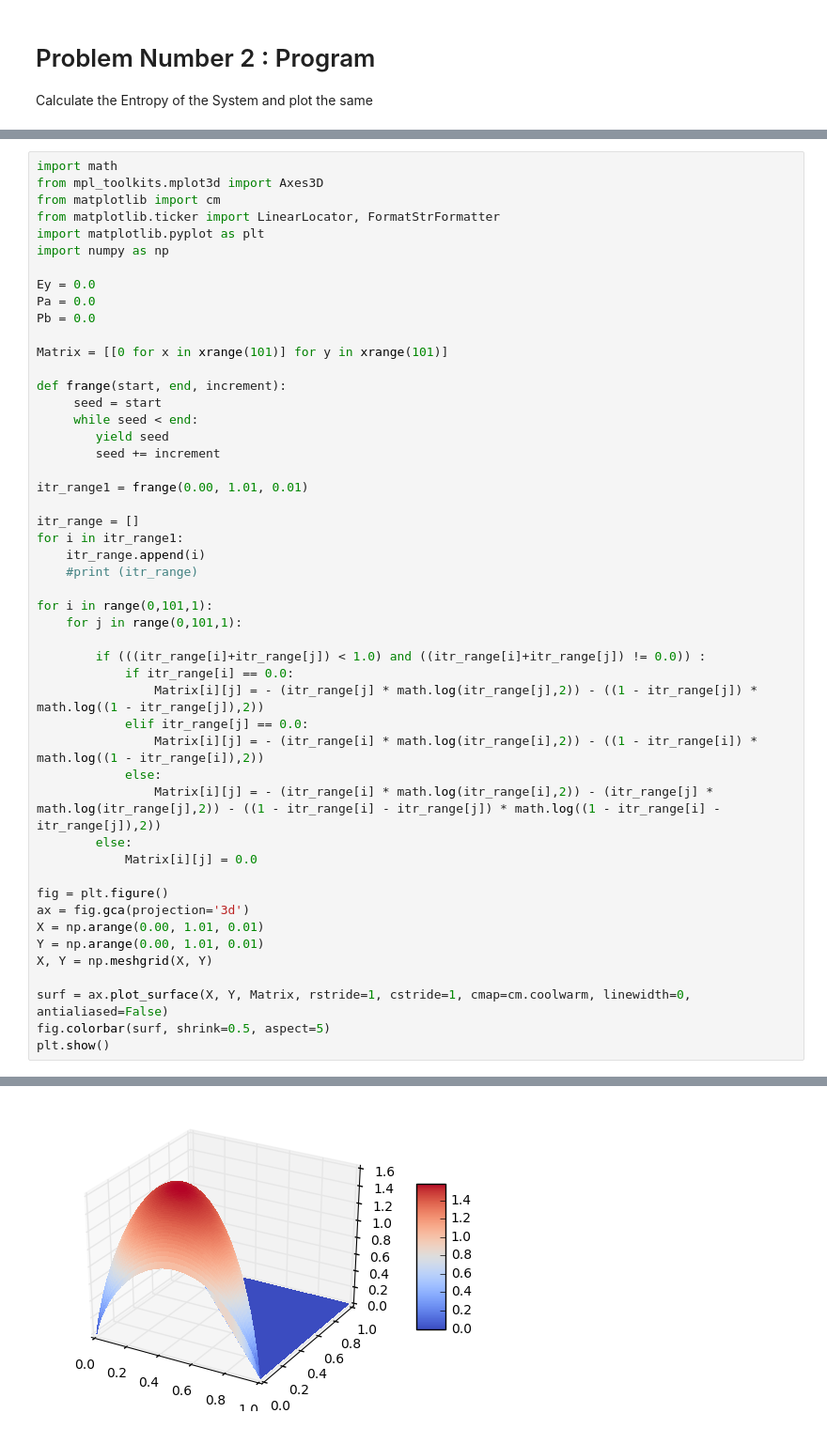
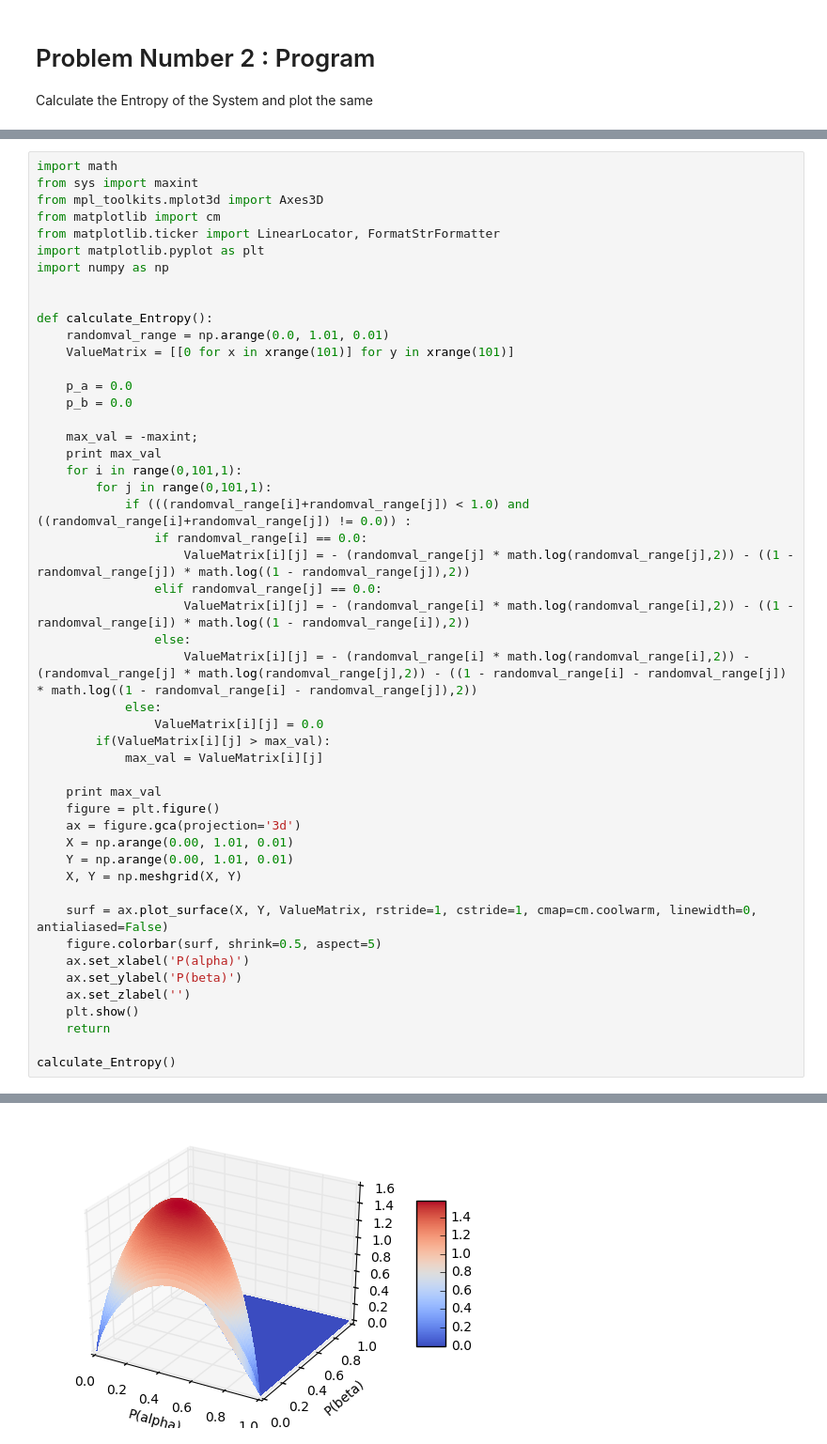
Before and after one commit to adilhamid/Machine-Learning, a Jupyter notebook: Calculate_Entropy.ipynb, the cells around one changed output, grey strips where cells are left out. Shown at 94% size. Drawn from its saved outputs; the diff is of its cells as text.

```diff
--- a/Calculate_Entropy.ipynb
+++ b/Calculate_Entropy.ipynb
@@ -36,50 +5,50 @@ calculate_Entropy()
 # %%
 import math
+from sys import maxint
 from mpl_toolkits.mplot3d import Axes3D
 from matplotlib import cm
 from matplotlib.ticker import LinearLocator, FormatStrFormatter
 import matplotlib.pyplot as plt
 import numpy as np
 
-Ey = 0.0
-Pa = 0.0
-Pb = 0.0
 
-Matrix = [[0 for x in xrange(101)] for y in xrange(101)]
+def calculate_Entropy():
+    randomval_range = np.arange(0.0, 1.01, 0.01)
+    ValueMatrix = [[0 for x in xrange(101)] for y in xrange(101)]
 
-def frange(start, end, increment):
-     seed = start
-     while seed < end:
-     	yield seed
-     	seed += increment
+    p_a = 0.0
+    p_b = 0.0
 
-itr_range1 = frange(0.00, 1.01, 0.01)
+    max_val = -maxint;
+    print max_val
+    for i in range(0,101,1):
+        for j in range(0,101,1):
+            if (((randomval_range[i]+randomval_range[j]) < 1.0) and ((randomval_range[i]+randomval_range[j]) != 0.0)) :
+                if randomval_range[i] == 0.0:
+                    ValueMatrix[i][j] = - (randomval_range[j] * math.log(randomval_range[j],2)) - ((1 - randomval_range[j]) * math.log((1 - randomval_range[j]),2))
+                elif randomval_range[j] == 0.0:
+                    ValueMatrix[i][j] = - (randomval_range[i] * math.log(randomval_range[i],2)) - ((1 - randomval_range[i]) * math.log((1 - randomval_range[i]),2))
+                else:
+                    ValueMatrix[i][j] = - (randomval_range[i] * math.log(randomval_range[i],2)) - (randomval_range[j] * math.log(randomval_range[j],2)) - ((1 - randomval_range[i] - randomval_range[j]) * math.log((1 - randomval_range[i] - randomval_range[j]),2))
+            else:
+                ValueMatrix[i][j] = 0.0
+        if(ValueMatrix[i][j] > max_val):
+            max_val = ValueMatrix[i][j]
 
-itr_range = []
-for i in itr_range1:
-    itr_range.append(i)
-    #print (itr_range)
+    print max_val
+    figure = plt.figure()
+    ax = figure.gca(projection='3d')
+    X = np.arange(0.00, 1.01, 0.01)
+    Y = np.arange(0.00, 1.01, 0.01)
+    X, Y = np.meshgrid(X, Y)
 
-for i in range(0,101,1):
-    for j in range(0,101,1):
+    surf = ax.plot_surface(X, Y, ValueMatrix, rstride=1, cstride=1, cmap=cm.coolwarm, linewidth=0, antialiased=False)
+    figure.colorbar(surf, shrink=0.5, aspect=5)
+    ax.set_xlabel('P(alpha)')
+    ax.set_ylabel('P(beta)')
+    ax.set_zlabel('')
+    plt.show()
+    return
 
-        if (((itr_range[i]+itr_range[j]) < 1.0) and ((itr_range[i]+itr_range[j]) != 0.0)) :
-            if itr_range[i] == 0.0:
-                Matrix[i][j] = - (itr_range[j] * math.log(itr_range[j],2)) - ((1 - itr_range[j]) * math.log((1 - itr_range[j]),2))
-            elif itr_range[j] == 0.0:
-                Matrix[i][j] = - (itr_range[i] * math.log(itr_range[i],2)) - ((1 - itr_range[i]) * math.log((1 - itr_range[i]),2))
-            else:
-                Matrix[i][j] = - (itr_range[i] * math.log(itr_range[i],2)) - (itr_range[j] * math.log(itr_range[j],2)) - ((1 - itr_range[i] - itr_range[j]) * math.log((1 - itr_range[i] - itr_range[j]),2))
-        else:
-            Matrix[i][j] = 0.0
-
-fig = plt.figure()
-ax = fig.gca(projection='3d')
-X = np.arange(0.00, 1.01, 0.01)
-Y = np.arange(0.00, 1.01, 0.01)
-X, Y = np.meshgrid(X, Y)
-
-surf = ax.plot_surface(X, Y, Matrix, rstride=1, cstride=1, cmap=cm.coolwarm, linewidth=0, antialiased=False)
-fig.colorbar(surf, shrink=0.5, aspect=5)
-plt.show()
+calculate_Entropy()
 # %% [output]
@@ -86 +57 @@ plt.show()
-[figure, old version]
+[figure, new version]
```
Also changed, not shown: parts of 2 cells of this notebook.
